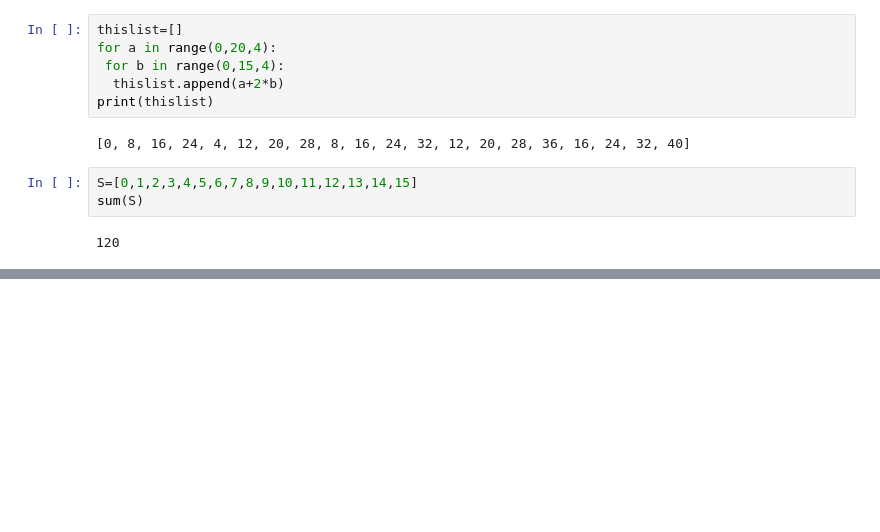
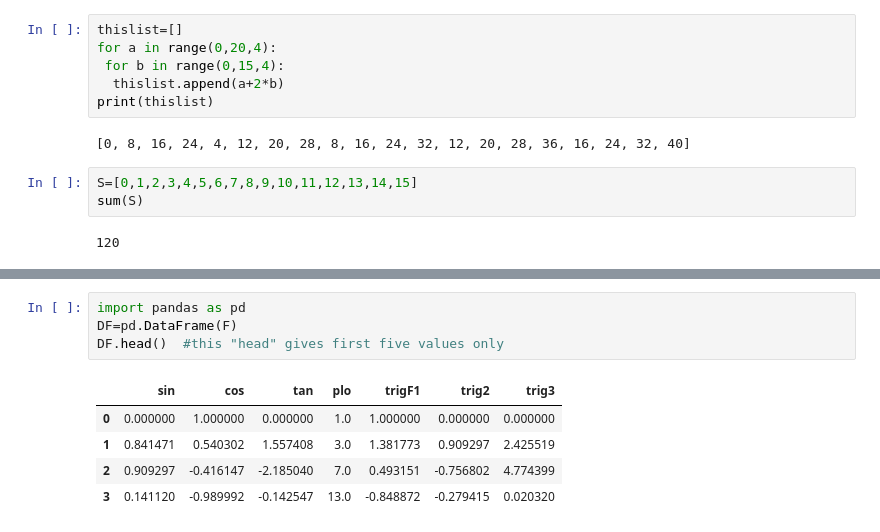
Before and after one commit to Daya-Ram/Basic-Data.Structure, a Jupyter notebook: Basic data structure!.ipynb, the cells around one changed output, grey strips where cells are left out. Drawn from its saved outputs; the diff is of its cells as text; blank space fills up the shorter version.

```diff
--- a/Basic data structure!.ipynb
+++ b/Basic data structure!.ipynb
@@ -1321,0 +1662,10 @@ sum(S)
+# %%
+import pandas as pd
+DF=pd.DataFrame(F)
+DF.head()  #this "head" gives first five values only
+# %% [output]
+|  | sin | cos | tan | plo | trigF1 | trig2 | trig3 |
+| 0 | 0.000000 | 1.000000 | 0.000000 | 1.0 | 1.000000 | 0.000000 | 0.000000 |
+| 1 | 0.841471 | 0.540302 | 1.557408 | 3.0 | 1.381773 | 0.909297 | 2.425519 |
+| 2 | 0.909297 | -0.416147 | -2.185040 | 7.0 | 0.493151 | -0.756802 | 4.774399 |
+| 3 | 0.141120 | -0.989992 | -0.142547 | 13.0 | -0.848872 | -0.279415 | 0.020320 |
```
Also changed, not shown: parts of 38 cells of this notebook.
